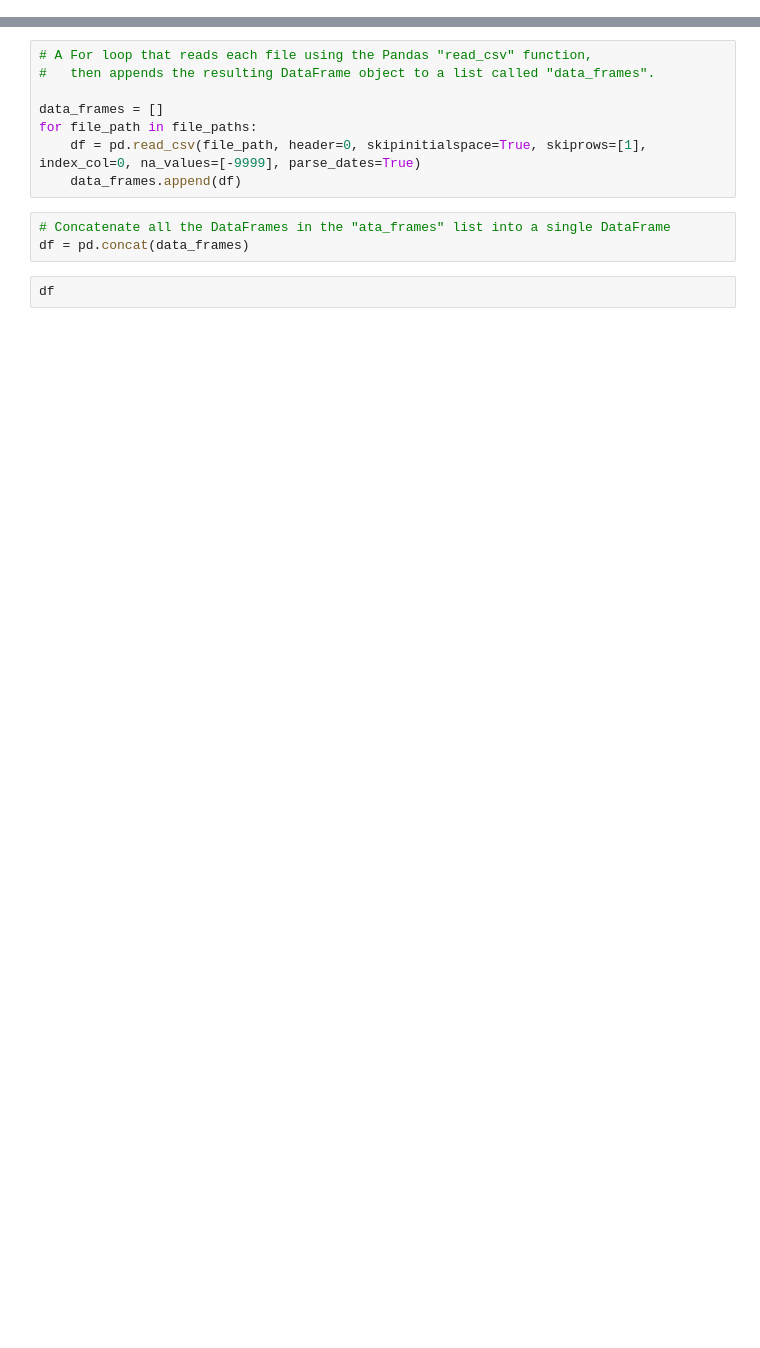
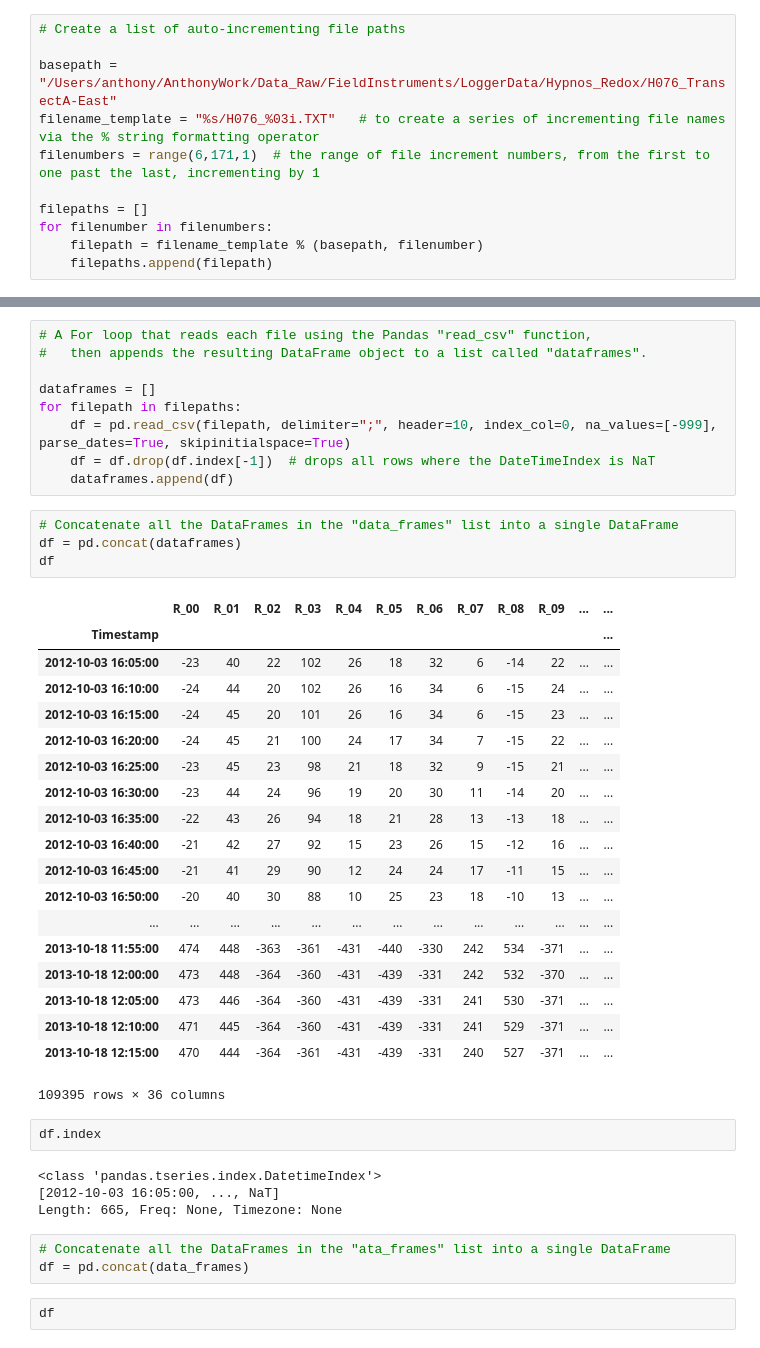
Before and after one commit to aufdenkampe/EnviroDataScripts, a Jupyter notebook: RedoxParsePlot/RedoxtoDataFrame_.ipynb, the cells around one changed output, grey strips where cells are left out. Drawn from its saved outputs; the diff is of its cells as text; blank space fills up the shorter version.

```diff
--- a/RedoxParsePlot/RedoxtoDataFrame_.ipynb
+++ b/RedoxParsePlot/RedoxtoDataFrame_.ipynb
@@ -15,0 +7,11 @@ file_paths = ['/Users/anthony/AnthonyWork/PythonScripts/EnviroDataScripts/CZODis
+# %%
+# Create a list of auto-incrementing file paths
+
+basepath = "/Users/anthony/AnthonyWork/Data_Raw/FieldInstruments/LoggerData/Hypnos_Redox/H076_TransectA-East"
+filename_template = "%s/H076_%03i.TXT"   # to create a series of incrementing file names via the % string formatting operator
+filenumbers = range(6,171,1)  # the range of file increment numbers, from the first to one past the last, incrementing by 1
+
+filepaths = []
+for filenumber in filenumbers:
+    filepath = filename_template % (basepath, filenumber)
+    filepaths.append(filepath)
@@ -16,11 +30,42 @@ file_paths = ['/Users/anthony/AnthonyWork/PythonScripts/EnviroDataScripts/CZODis
 # %%
 # A For loop that reads each file using the Pandas "read_csv" function,
-#   then appends the resulting DataFrame object to a list called "data_frames".
+#   then appends the resulting DataFrame object to a list called "dataframes".
 
-data_frames = []
-for file_path in file_paths:
-    df = pd.read_csv(file_path, header=0, skipinitialspace=True, skiprows=[1], index_col=0, na_values=[-9999], parse_dates=True)
-    data_frames.append(df)
+dataframes = []
+for filepath in filepaths:
+    df = pd.read_csv(filepath, delimiter=";", header=10, index_col=0, na_values=[-999], parse_dates=True, skipinitialspace=True)
+    df = df.drop(df.index[-1])  # drops all rows where the DateTimeIndex is NaT
+    dataframes.append(df)
+# %%
+# Concatenate all the DataFrames in the "data_frames" list into a single DataFrame
+df = pd.concat(dataframes)
+df
+# %% [output]
+|  | R_00 | R_01 | R_02 | R_03 | R_04 | R_05 | R_06 | R_07 | R_08 | R_09 | ... | ... |
+| Timestamp |  |  |  |  |  |  |  |  |  |  |  | ... |
+| 2012-10-03 16:05:00 | -23 | 40 | 22 | 102 | 26 | 18 | 32 | 6 | -14 | 22 | ... | ... |
+| 2012-10-03 16:10:00 | -24 | 44 | 20 | 102 | 26 | 16 | 34 | 6 | -15 | 24 | ... | ... |
+| 2012-10-03 16:15:00 | -24 | 45 | 20 | 101 | 26 | 16 | 34 | 6 | -15 | 23 | ... | ... |
+| 2012-10-03 16:20:00 | -24 | 45 | 21 | 100 | 24 | 17 | 34 | 7 | -15 | 22 | ... | ... |
+| 2012-10-03 16:25:00 | -23 | 45 | 23 | 98 | 21 | 18 | 32 | 9 | -15 | 21 | ... | ... |
+| 2012-10-03 16:30:00 | -23 | 44 | 24 | 96 | 19 | 20 | 30 | 11 | -14 | 20 | ... | ... |
+| 2012-10-03 16:35:00 | -22 | 43 | 26 | 94 | 18 | 21 | 28 | 13 | -13 | 18 | ... | ... |
+| 2012-10-03 16:40:00 | -21 | 42 | 27 | 92 | 15 | 23 | 26 | 15 | -12 | 16 | ... | ... |
+| 2012-10-03 16:45:00 | -21 | 41 | 29 | 90 | 12 | 24 | 24 | 17 | -11 | 15 | ... | ... |
+| 2012-10-03 16:50:00 | -20 | 40 | 30 | 88 | 10 | 25 | 23 | 18 | -10 | 13 | ... | ... |
+| ... | ... | ... | ... | ... | ... | ... | ... | ... | ... | ... | ... | ... |
+| 2013-10-18 11:55:00 | 474 | 448 | -363 | -361 | -431 | -440 | -330 | 242 | 534 | -371 | ... | ... |
+| 2013-10-18 12:00:00 | 473 | 448 | -364 | -360 | -431 | -439 | -331 | 242 | 532 | -370 | ... | ... |
+| 2013-10-18 12:05:00 | 473 | 446 | -364 | -360 | -431 | -439 | -331 | 241 | 530 | -371 | ... | ... |
+| 2013-10-18 12:10:00 | 471 | 445 | -364 | -360 | -431 | -439 | -331 | 241 | 529 | -371 | ... | ... |
+| 2013-10-18 12:15:00 | 470 | 444 | -364 | -361 | -431 | -439 | -331 | 240 | 527 | -371 | ... | ... |
+109395 rows × 36 columns
+# %%
+df.index
+# %% [output]
+<class 'pandas.tseries.index.DatetimeIndex'>
+[2012-10-03 16:05:00, ..., NaT]
+Length: 665, Freq: None, Timezone: None
 # %%
 # Concatenate all the DataFrames in the "ata_frames" list into a single DataFrame
 df = pd.concat(data_frames)
```
Also changed, not shown: parts of 16 cells of this notebook.
